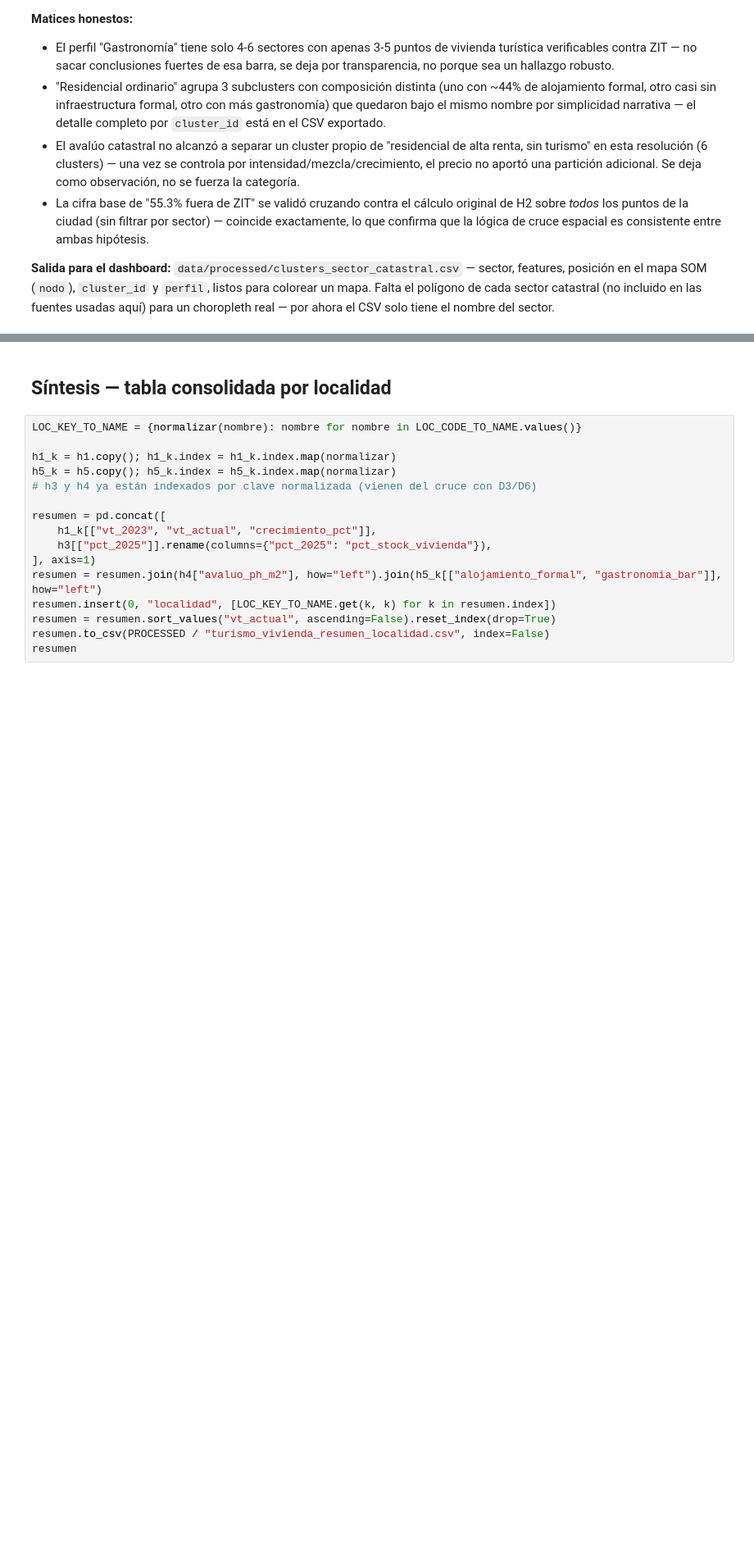
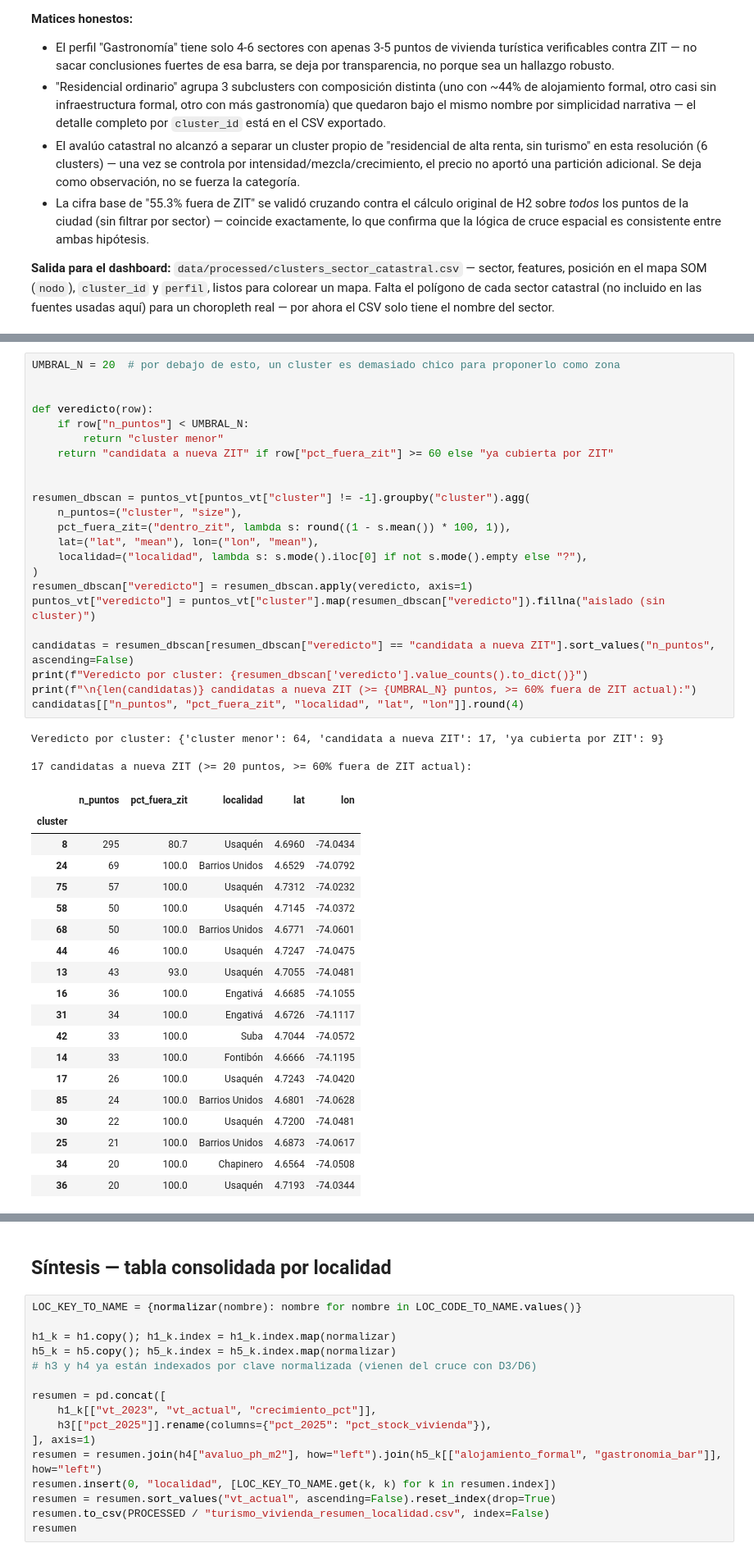
Before and after one commit to JCaceres-R/DataJam-Turismo-Vivienda, a Jupyter notebook: notebooks/01_turismo_vivienda_analisis.ipynb, the cells around one changed output, grey strips where cells are left out. Shown at 82% size. Drawn from its saved outputs; the diff is of its cells as text; blank space fills up the shorter version.

```diff
--- a/notebooks/01_turismo_vivienda_analisis.ipynb
+++ b/notebooks/01_turismo_vivienda_analisis.ipynb
@@ -679,0 +730,46 @@ El hallazgo central es la brecha, no los clusters por sí solos: los focos ya co
+# %%
+UMBRAL_N = 20  # por debajo de esto, un cluster es demasiado chico para proponerlo como zona
+
+
+def veredicto(row):
+    if row["n_puntos"] < UMBRAL_N:
+        return "cluster menor"
+    return "candidata a nueva ZIT" if row["pct_fuera_zit"] >= 60 else "ya cubierta por ZIT"
+
+
+resumen_dbscan = puntos_vt[puntos_vt["cluster"] != -1].groupby("cluster").agg(
+    n_puntos=("cluster", "size"),
+    pct_fuera_zit=("dentro_zit", lambda s: round((1 - s.mean()) * 100, 1)),
+    lat=("lat", "mean"), lon=("lon", "mean"),
+    localidad=("localidad", lambda s: s.mode().iloc[0] if not s.mode().empty else "?"),
+)
+resumen_dbscan["veredicto"] = resumen_dbscan.apply(veredicto, axis=1)
+puntos_vt["veredicto"] = puntos_vt["cluster"].map(resumen_dbscan["veredicto"]).fillna("aislado (sin cluster)")
+
+candidatas = resumen_dbscan[resumen_dbscan["veredicto"] == "candidata a nueva ZIT"].sort_values("n_puntos", ascending=False)
+print(f"Veredicto por cluster: {resumen_dbscan['veredicto'].value_counts().to_dict()}")
+print(f"\n{len(candidatas)} candidatas a nueva ZIT (>= {UMBRAL_N} puntos, >= 60% fuera de ZIT actual):")
+candidatas[["n_puntos", "pct_fuera_zit", "localidad", "lat", "lon"]].round(4)
+# %% [output]
+Veredicto por cluster: {'cluster menor': 64, 'candidata a nueva ZIT': 17, 'ya cubierta por ZIT': 9}
+
+17 candidatas a nueva ZIT (>= 20 puntos, >= 60% fuera de ZIT actual):
+|  | n_puntos | pct_fuera_zit | localidad | lat | lon |
+| cluster |  |  |  |  |  |
+| 8 | 295 | 80.7 | Usaquén | 4.6960 | -74.0434 |
+| 24 | 69 | 100.0 | Barrios Unidos | 4.6529 | -74.0792 |
+| 75 | 57 | 100.0 | Usaquén | 4.7312 | -74.0232 |
+| 58 | 50 | 100.0 | Usaquén | 4.7145 | -74.0372 |
+| 68 | 50 | 100.0 | Barrios Unidos | 4.6771 | -74.0601 |
+| 44 | 46 | 100.0 | Usaquén | 4.7247 | -74.0475 |
+| 13 | 43 | 93.0 | Usaquén | 4.7055 | -74.0481 |
+| 16 | 36 | 100.0 | Engativá | 4.6685 | -74.1055 |
+| 31 | 34 | 100.0 | Engativá | 4.6726 | -74.1117 |
+| 42 | 33 | 100.0 | Suba | 4.7044 | -74.0572 |
+| 14 | 33 | 100.0 | Fontibón | 4.6666 | -74.1195 |
+| 17 | 26 | 100.0 | Usaquén | 4.7243 | -74.0420 |
+| 85 | 24 | 100.0 | Barrios Unidos | 4.6801 | -74.0628 |
+| 30 | 22 | 100.0 | Usaquén | 4.7200 | -74.0481 |
+| 25 | 21 | 100.0 | Barrios Unidos | 4.6873 | -74.0617 |
+| 34 | 20 | 100.0 | Chapinero | 4.6564 | -74.0508 |
+| 36 | 20 | 100.0 | Usaquén | 4.7193 | -74.0344 |
```
Also changed, not shown: parts of 6 cells of this notebook, 3 other files.
